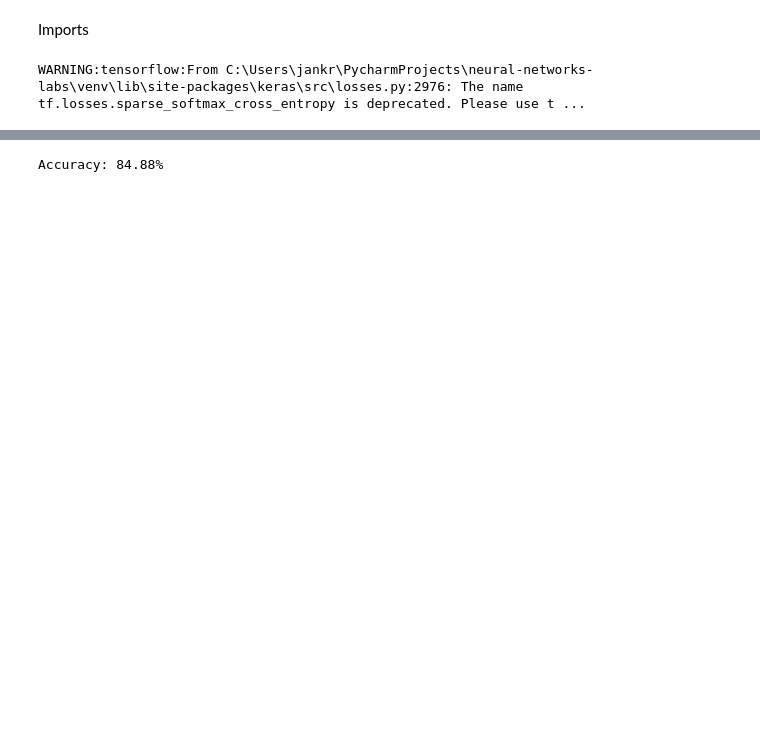
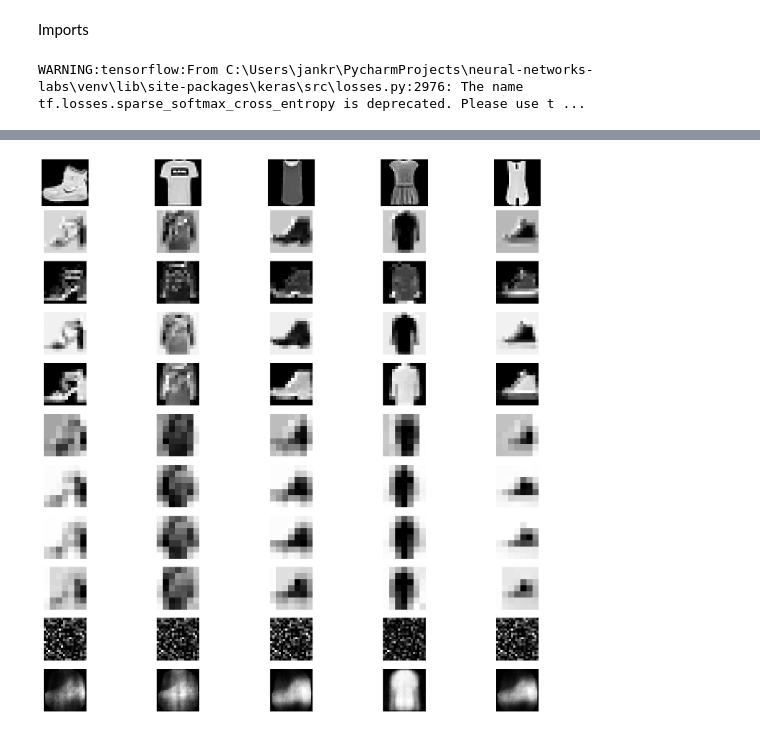
Before and after one commit to jankrokos/neural-networks-labs, a Jupyter notebook: playground.ipynb, the cells around one changed output, grey strips where cells are left out. Cells and saved outputs as stored; diff of their text form; code cells hidden in the pictures; blank space fills up the shorter version.

Commit message:
implement autoencoder with convolutional layers

```diff
--- a/playground.ipynb
+++ b/playground.ipynb
@@ -128,0 +16,19 @@ Accuracy: 84.88%
+# %%
+x_train, y_train, x_test, y_test = load_fashion_mnist()
+
+x_train = x_train[:8000]
+y_train = y_train[:8000]
+
+x_train_c = x_train.reshape(-1, 1, 28, 28)
+x_test_c = x_test.reshape(-1, 1, 28, 28)
+
+autoencoder_conv = NeuralNetwork()
+autoencoder_conv.add_layer(ConvolutionalLayer(in_channels=1, out_channels=4, kernel_size=3, stride=1, padding=1))
+autoencoder_conv.add_layer(MaxPoolingLayer(pool_size=2, stride=2))
+autoencoder_conv.add_layer(ConvolutionalLayer(in_channels=4, out_channels=4, kernel_size=3, stride=1, padding=1))
+autoencoder_conv.add_layer(MaxPoolingLayer(pool_size=2, stride=2))
+autoencoder_conv.add_layer(FlattenLayer())
+autoencoder_conv.add_layer(DenseLayer(7 * 7 * 4, 400, activation_fn=ReLU()))
+autoencoder_conv.add_layer(DenseLayer(400, 784, activation_fn=Sigmoid()))
+
+autoencoder_conv.train(x_train_c, x_train, epochs=10, batch_size=100, learning_rate=0.6, loss_function=MeanSquaredError())
@@ -129,3 +60,53 @@ Accuracy: 84.88%
+# %%
+plt.figure(figsize=(40, 20))
+
+for i in range(5):
+    plt.subplot(10, 10, i + 1)
+    plt.imshow(x_train[i].reshape(28, 28), cmap='gray')
+    plt.axis('off')
+
+
+    plt.subplot(11, 10, i + 11)
+    plt.imshow(autoencoder_conv.layers[1].outputs[i][0], cmap='gray')
+    plt.axis('off')
+
+    plt.subplot(11, 10, i + 21)
+    plt.imshow(autoencoder_conv.layers[1].outputs[i][1], cmap='gray')
+    plt.axis('off')
+
+    plt.subplot(11, 10, i + 31)
+    plt.imshow(autoencoder_conv.layers[1].outputs[i][2], cmap='gray')
+    plt.axis('off')
+
+    plt.subplot(11, 10, i + 41)
+    plt.imshow(autoencoder_conv.layers[1].outputs[i][3], cmap='gray')
+    plt.axis('off')
+
+    plt.subplot(11, 10, i + 51)
+    plt.imshow(autoencoder_conv.layers[3].outputs[i][0], cmap='gray')
+    plt.axis('off')
+
+    plt.subplot(11, 10, i + 61)
+    plt.imshow(autoencoder_conv.layers[3].outputs[i][1], cmap='gray')
+    plt.axis('off')
+
+    plt.subplot(11, 10, i + 71)
+    plt.imshow(autoencoder_conv.layers[3].outputs[i][2], cmap='gray')
+    plt.axis('off')
+
+    plt.subplot(11, 10, i + 81)
+    plt.imshow(autoencoder_conv.layers[3].outputs[i][3], cmap='gray')
+    plt.axis('off')
+
+    plt.subplot(11, 10, i + 91)
+    plt.imshow(autoencoder_conv.layers[5].outputs[i].reshape(20, 20), cmap='gray')
+    plt.axis('off')
+
+    plt.subplot(11, 10, i + 101)
+    plt.imshow(autoencoder_conv.layers[6].outputs[i].reshape(28, 28), cmap='gray')
+    plt.axis('off')
+# %% [output]
+[figure, added]
 # %%
 from utils import save_model, load_model
 
@@ -133,8 +113,0 @@ save_model(super_simple_classifier, "trained_models/super_simple_classifier.pkl"
-# %%
-from utils import load_model
-
-loaded_model = load_model("trained_models/super_simple_classifier.pkl")
-
-loaded_model.evaluate(x_test, y_test_one_hot)
-# %% [output]
-Accuracy: 84.88%
```
Also changed, not shown: parts of 12 cells of this notebook, 4 other files.
